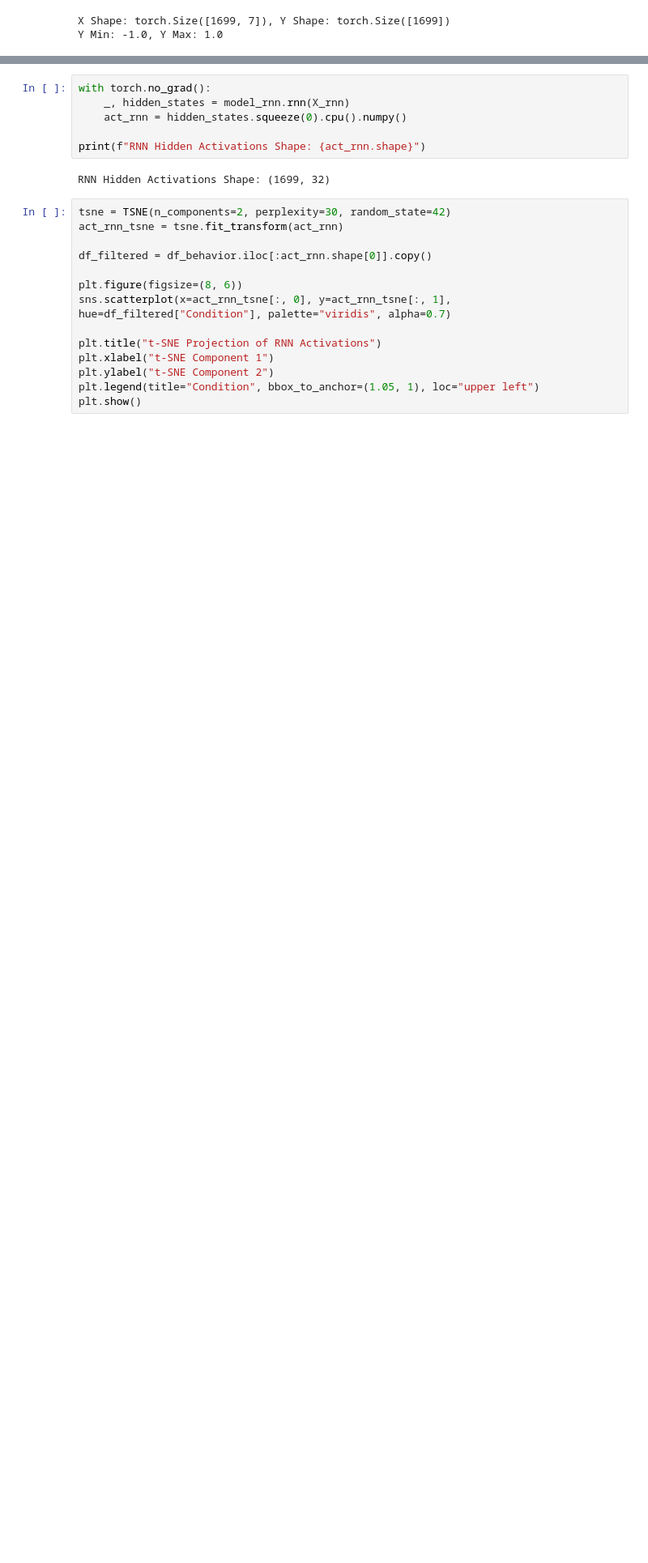
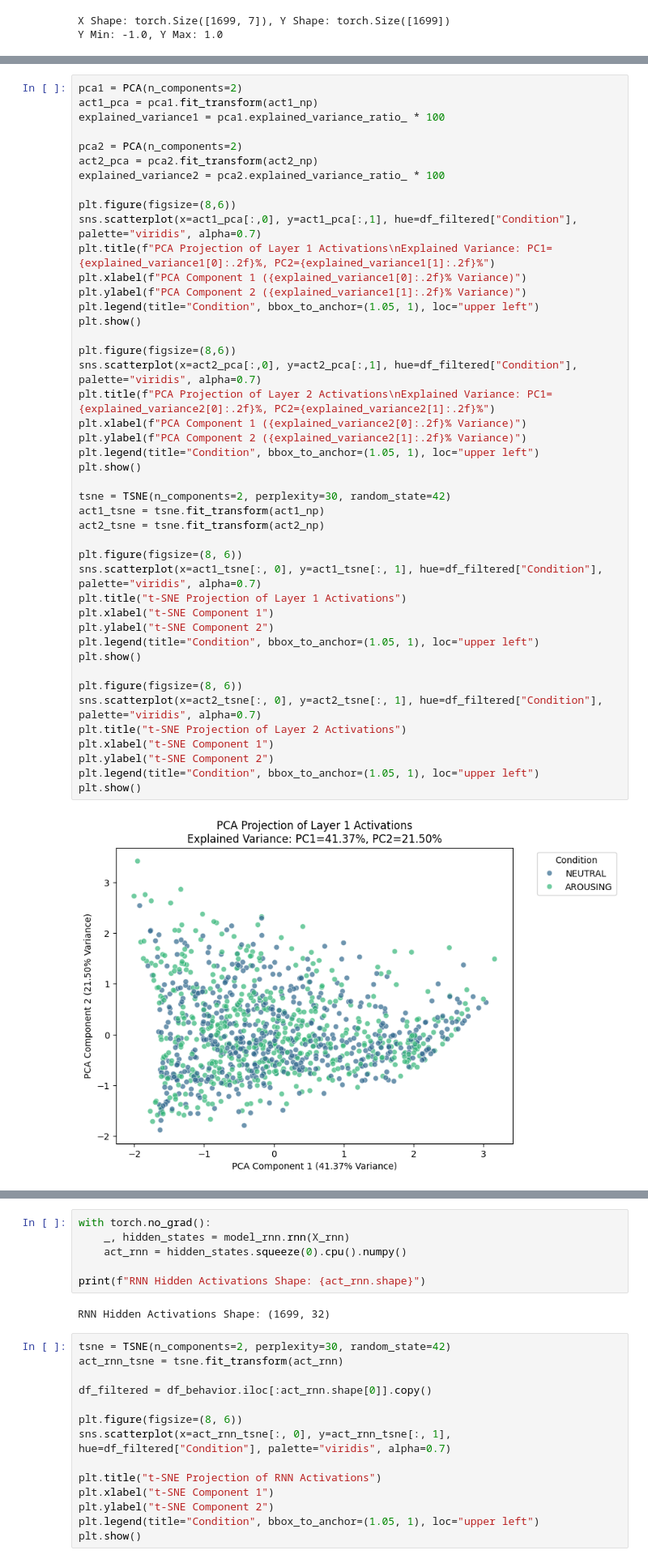
Before and after one commit to KevinBian107/EEB, a Jupyter notebook: playground.ipynb, the cells around one changed output, grey strips where cells are left out. Shown at 81% size. Drawn from its saved outputs; the diff is of its cells as text; blank space fills up the shorter version.

```diff
--- a/playground.ipynb
+++ b/playground.ipynb
@@ -440,0 +352,46 @@ plt.show()
+# %%
+pca1 = PCA(n_components=2)
+act1_pca = pca1.fit_transform(act1_np)
+explained_variance1 = pca1.explained_variance_ratio_ * 100
+
+pca2 = PCA(n_components=2)
+act2_pca = pca2.fit_transform(act2_np)
+explained_variance2 = pca2.explained_variance_ratio_ * 100
+
+plt.figure(figsize=(8,6))
+sns.scatterplot(x=act1_pca[:,0], y=act1_pca[:,1], hue=df_filtered["Condition"], palette="viridis", alpha=0.7)
+plt.title(f"PCA Projection of Layer 1 Activations\nExplained Variance: PC1={explained_variance1[0]:.2f}%, PC2={explained_variance1[1]:.2f}%")
+plt.xlabel(f"PCA Component 1 ({explained_variance1[0]:.2f}% Variance)")
+plt.ylabel(f"PCA Component 2 ({explained_variance1[1]:.2f}% Variance)")
+plt.legend(title="Condition", bbox_to_anchor=(1.05, 1), loc="upper left")
+plt.show()
+
+plt.figure(figsize=(8,6))
+sns.scatterplot(x=act2_pca[:,0], y=act2_pca[:,1], hue=df_filtered["Condition"], palette="viridis", alpha=0.7)
+plt.title(f"PCA Projection of Layer 2 Activations\nExplained Variance: PC1={explained_variance2[0]:.2f}%, PC2={explained_variance2[1]:.2f}%")
+plt.xlabel(f"PCA Component 1 ({explained_variance2[0]:.2f}% Variance)")
+plt.ylabel(f"PCA Component 2 ({explained_variance2[1]:.2f}% Variance)")
+plt.legend(title="Condition", bbox_to_anchor=(1.05, 1), loc="upper left")
+plt.show()
+
+tsne = TSNE(n_components=2, perplexity=30, random_state=42)
+act1_tsne = tsne.fit_transform(act1_np)
+act2_tsne = tsne.fit_transform(act2_np)
+
+plt.figure(figsize=(8, 6))
+sns.scatterplot(x=act1_tsne[:, 0], y=act1_tsne[:, 1], hue=df_filtered["Condition"], palette="viridis", alpha=0.7)
+plt.title("t-SNE Projection of Layer 1 Activations")
+plt.xlabel("t-SNE Component 1")
+plt.ylabel("t-SNE Component 2")
+plt.legend(title="Condition", bbox_to_anchor=(1.05, 1), loc="upper left")
+plt.show()
+
+plt.figure(figsize=(8, 6))
+sns.scatterplot(x=act2_tsne[:, 0], y=act2_tsne[:, 1], hue=df_filtered["Condition"], palette="viridis", alpha=0.7)
+plt.title("t-SNE Projection of Layer 2 Activations")
+plt.xlabel("t-SNE Component 1")
+plt.ylabel("t-SNE Component 2")
+plt.legend(title="Condition", bbox_to_anchor=(1.05, 1), loc="upper left")
+plt.show()
+# %% [output]
+[figure, added]
```
Also changed, not shown: parts of 59 cells of this notebook, 6 other files.
